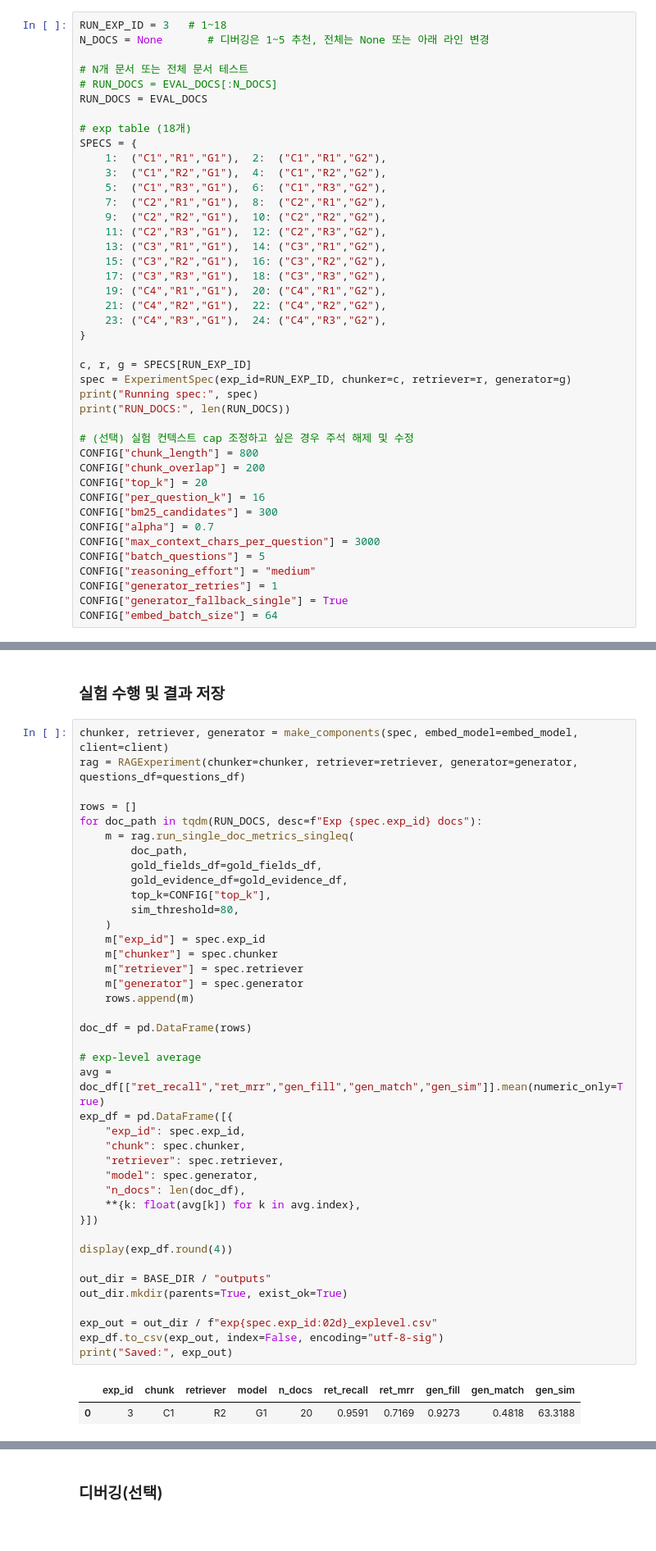
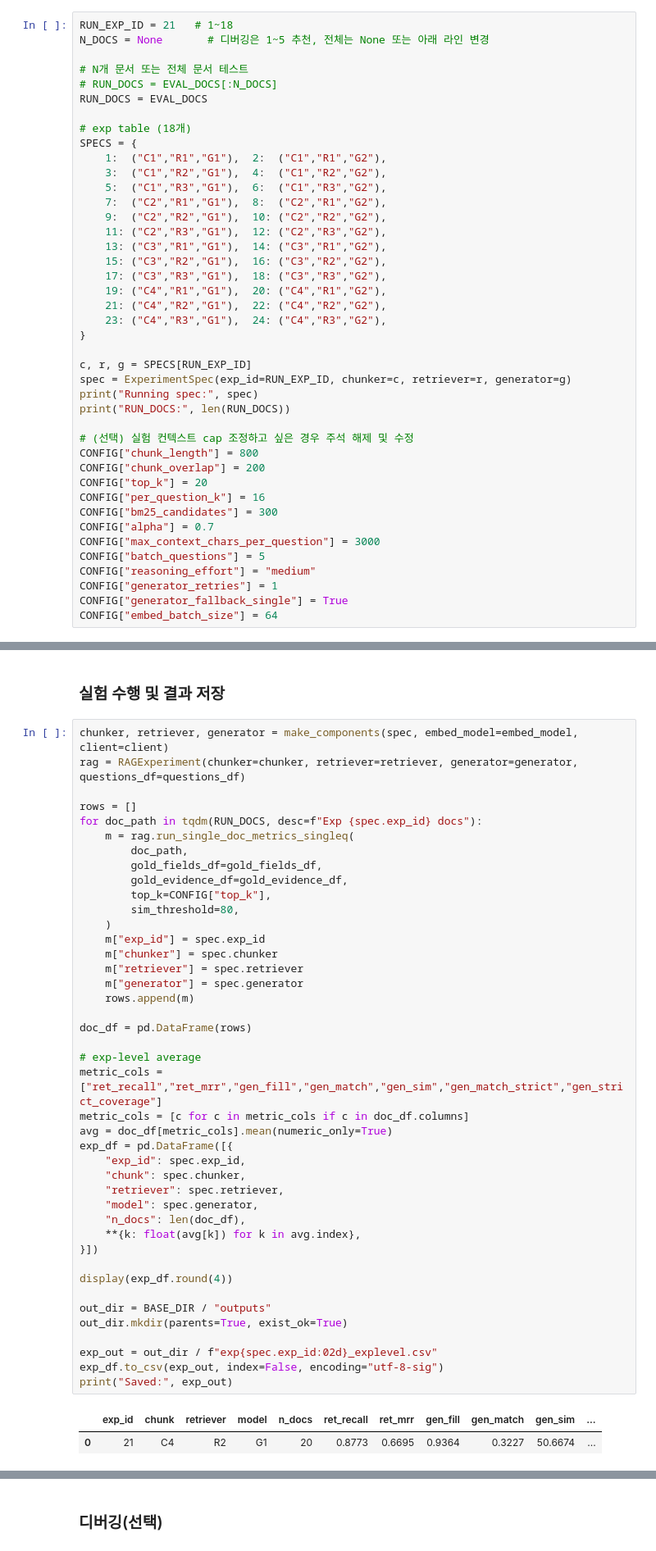
Before and after one commit to wonbywondev/codeit-part3-team4, a Jupyter notebook: notebooks/exp_notebook.ipynb, the cells around one changed output, grey strips where cells are left out. Shown at 82% size. Drawn from its saved outputs; the diff is of its cells as text.

```diff
--- a/notebooks/exp_notebook.ipynb
+++ b/notebooks/exp_notebook.ipynb
@@ -138,7 +138,7 @@ Eval docs: 20
 # %% [markdown]
 ### 실험 ID 변경
 # %%
-RUN_EXP_ID = 3   # 1~18
+RUN_EXP_ID = 21   # 1~18
 N_DOCS = None       # 디버깅은 1~5 추천, 전체는 None 또는 아래 라인 변경
 
 # N개 문서 또는 전체 문서 테스트
@@ -214,33 +214,35 @@ for doc_path in tqdm(RUN_DOCS, desc=f"Exp {spec.exp_id} docs"):
         top_k=CONFIG["top_k"],
         sim_threshold=80,
     )
     m["exp_id"] = spec.exp_id
     m["chunker"] = spec.chunker
     m["retriever"] = spec.retriever
     m["generator"] = spec.generator
     rows.append(m)
 
 doc_df = pd.DataFrame(rows)
 
 # exp-level average
-avg = doc_df[["ret_recall","ret_mrr","gen_fill","gen_match","gen_sim"]].mean(numeric_only=True)
+metric_cols = ["ret_recall","ret_mrr","gen_fill","gen_match","gen_sim","gen_match_strict","gen_strict_coverage"]
+metric_cols = [c for c in metric_cols if c in doc_df.columns]
+avg = doc_df[metric_cols].mean(numeric_only=True)
 exp_df = pd.DataFrame([{
     "exp_id": spec.exp_id,
     "chunk": spec.chunker,
     "retriever": spec.retriever,
     "model": spec.generator,
     "n_docs": len(doc_df),
     **{k: float(avg[k]) for k in avg.index},
 }])
 
 display(exp_df.round(4))
 
 out_dir = BASE_DIR / "outputs"
 out_dir.mkdir(parents=True, exist_ok=True)
 
 exp_out = out_dir / f"exp{spec.exp_id:02d}_explevel.csv"
 exp_df.to_csv(exp_out, index=False, encoding="utf-8-sig")
 print("Saved:", exp_out)
 # %% [output]
-|  | exp_id | chunk | retriever | model | n_docs | ret_recall | ret_mrr | gen_fill | gen_match | gen_sim |
-| 0 | 3 | C1 | R2 | G1 | 20 | 0.9591 | 0.7169 | 0.9273 | 0.4818 | 63.3188 |
+|  | exp_id | chunk | retriever | model | n_docs | ret_recall | ret_mrr | gen_fill | gen_match | gen_sim | ... |
+| 0 | 21 | C4 | R2 | G1 | 20 | 0.8773 | 0.6695 | 0.9364 | 0.3227 | 50.6674 | ... |
```
Also changed, not shown: parts of 6 cells of this notebook, 1 other file.
